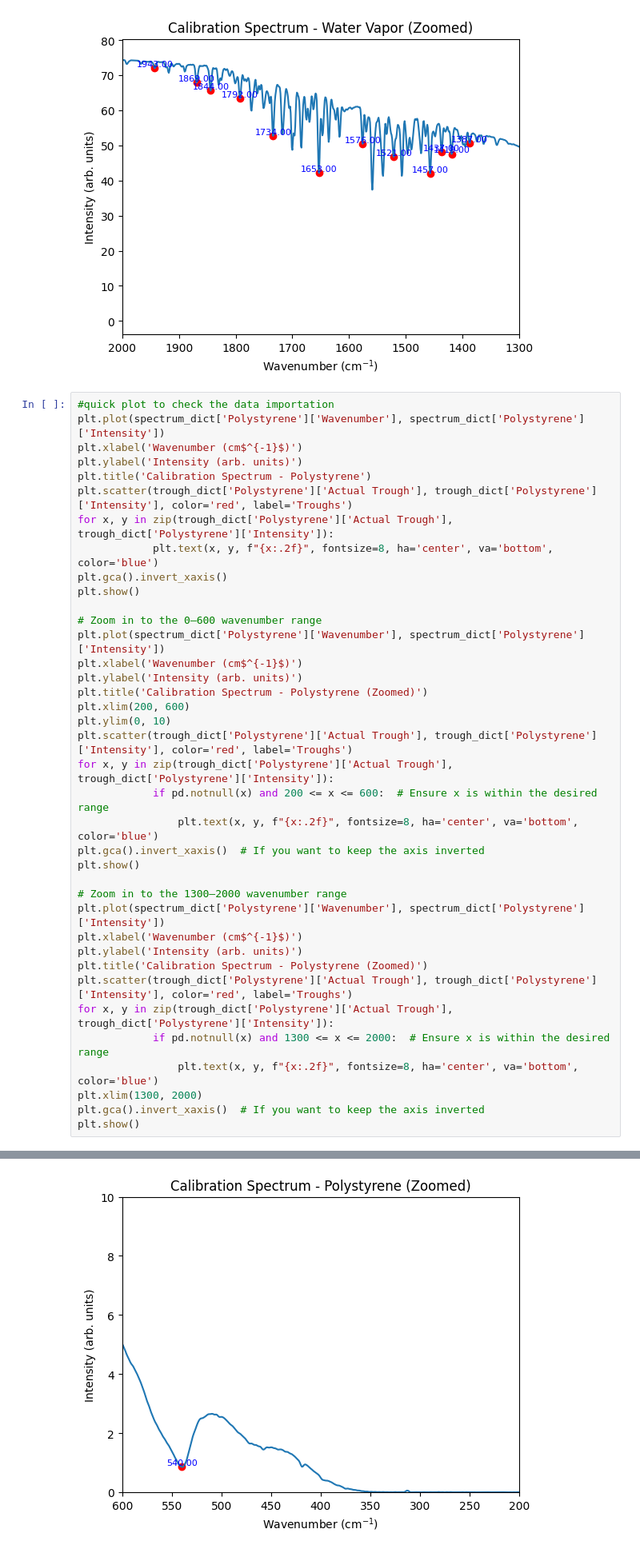
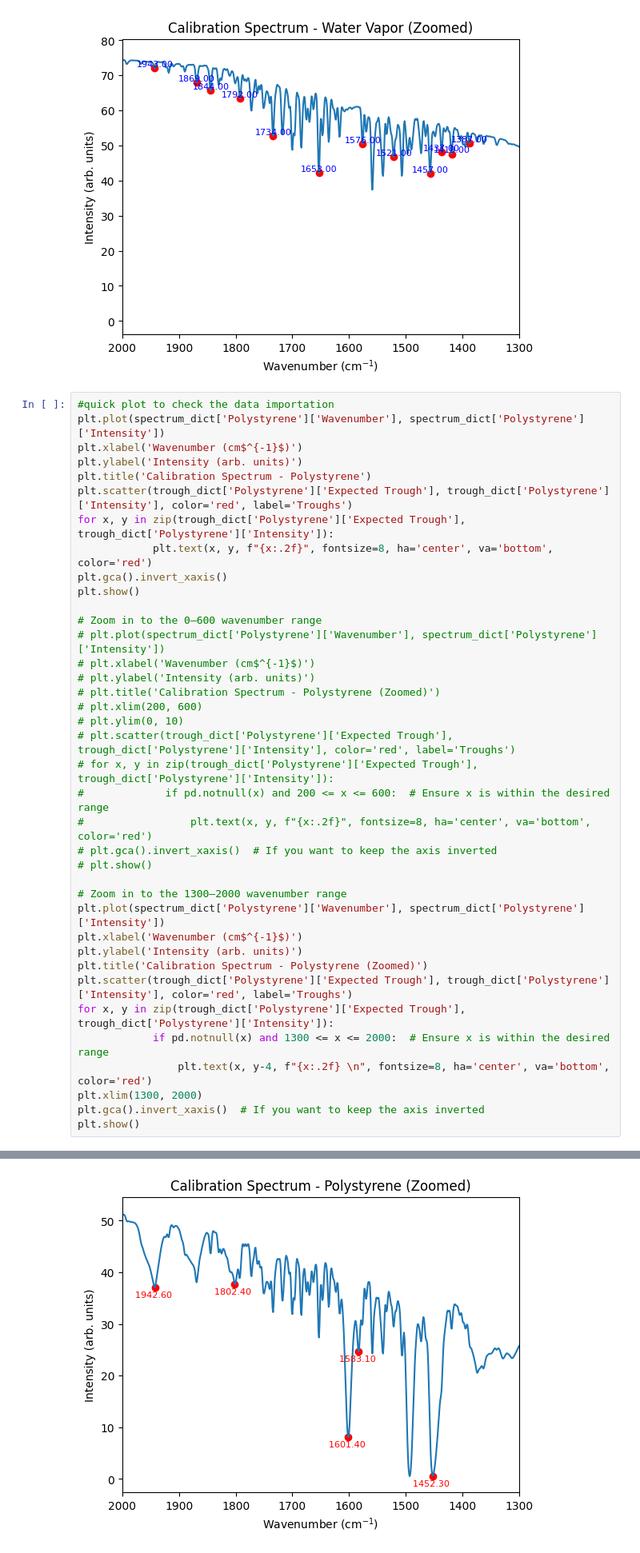
Before and after one commit to kearb-stomp/AdvLabs, a Jupyter notebook: Lab 1/Lab 6 - Lattice Vibrations.ipynb, the cells around one changed output, grey strips where cells are left out. Shown at 80% size. Drawn from its saved outputs; the diff is of its cells as text.

Commit message:
Update Lab 6 - Lattice Vibrations.ipynb
Small plot adjustments, created deviation vs wavenumber plot

```diff
--- a/Lab 1/Lab 6 - Lattice Vibrations.ipynb
+++ b/Lab 1/Lab 6 - Lattice Vibrations.ipynb
@@ -134,35 +134,35 @@ plt.plot(spectrum_dict['Polystyrene']['Wavenumber'], spectrum_dict['Polystyrene'
 plt.xlabel('Wavenumber (cm$^{-1}$)')
 plt.ylabel('Intensity (arb. units)')
 plt.title('Calibration Spectrum - Polystyrene')
-plt.scatter(trough_dict['Polystyrene']['Actual Trough'], trough_dict['Polystyrene']['Intensity'], color='red', label='Troughs')
-for x, y in zip(trough_dict['Polystyrene']['Actual Trough'], trough_dict['Polystyrene']['Intensity']):
-            plt.text(x, y, f"{x:.2f}", fontsize=8, ha='center', va='bottom', color='blue')
+plt.scatter(trough_dict['Polystyrene']['Expected Trough'], trough_dict['Polystyrene']['Intensity'], color='red', label='Troughs')
+for x, y in zip(trough_dict['Polystyrene']['Expected Trough'], trough_dict['Polystyrene']['Intensity']):
+            plt.text(x, y, f"{x:.2f}", fontsize=8, ha='center', va='bottom', color='red')
 plt.gca().invert_xaxis()
 plt.show()
 
 # Zoom in to the 0–600 wavenumber range
-plt.plot(spectrum_dict['Polystyrene']['Wavenumber'], spectrum_dict['Polystyrene']['Intensity'])
-plt.xlabel('Wavenumber (cm$^{-1}$)')
-plt.ylabel('Intensity (arb. units)')
-plt.title('Calibration Spectrum - Polystyrene (Zoomed)')
-plt.xlim(200, 600)
-plt.ylim(0, 10)
-plt.scatter(trough_dict['Polystyrene']['Actual Trough'], trough_dict['Polystyrene']['Intensity'], color='red', label='Troughs')
-for x, y in zip(trough_dict['Polystyrene']['Actual Trough'], trough_dict['Polystyrene']['Intensity']):
-            if pd.notnull(x) and 200 <= x <= 600:  # Ensure x is within the desired range
-                plt.text(x, y, f"{x:.2f}", fontsize=8, ha='center', va='bottom', color='blue')
-plt.gca().invert_xaxis()  # If you want to keep the axis inverted
-plt.show()
+# plt.plot(spectrum_dict['Polystyrene']['Wavenumber'], spectrum_dict['Polystyrene']['Intensity'])
+# plt.xlabel('Wavenumber (cm$^{-1}$)')
+# plt.ylabel('Intensity (arb. units)')
+# plt.title('Calibration Spectrum - Polystyrene (Zoomed)')
+# plt.xlim(200, 600)
+# plt.ylim(0, 10)
+# plt.scatter(trough_dict['Polystyrene']['Expected Trough'], trough_dict['Polystyrene']['Intensity'], color='red', label='Troughs')
+# for x, y in zip(trough_dict['Polystyrene']['Expected Trough'], trough_dict['Polystyrene']['Intensity']):
+#             if pd.notnull(x) and 200 <= x <= 600:  # Ensure x is within the desired range
+#                 plt.text(x, y, f"{x:.2f}", fontsize=8, ha='center', va='bottom', color='red')
+# plt.gca().invert_xaxis()  # If you want to keep the axis inverted
+# plt.show()
 
 # Zoom in to the 1300–2000 wavenumber range
 plt.plot(spectrum_dict['Polystyrene']['Wavenumber'], spectrum_dict['Polystyrene']['Intensity'])
 plt.xlabel('Wavenumber (cm$^{-1}$)')
 plt.ylabel('Intensity (arb. units)')
 plt.title('Calibration Spectrum - Polystyrene (Zoomed)')
-plt.scatter(trough_dict['Polystyrene']['Actual Trough'], trough_dict['Polystyrene']['Intensity'], color='red', label='Troughs')
-for x, y in zip(trough_dict['Polystyrene']['Actual Trough'], trough_dict['Polystyrene']['Intensity']):
+plt.scatter(trough_dict['Polystyrene']['Expected Trough'], trough_dict['Polystyrene']['Intensity'], color='red', label='Troughs')
+for x, y in zip(trough_dict['Polystyrene']['Expected Trough'], trough_dict['Polystyrene']['Intensity']):
             if pd.notnull(x) and 1300 <= x <= 2000:  # Ensure x is within the desired range
-                plt.text(x, y, f"{x:.2f}", fontsize=8, ha='center', va='bottom', color='blue')
+                plt.text(x, y-4, f"{x:.2f} \n", fontsize=8, ha='center', va='bottom', color='red')
 plt.xlim(1300, 2000)
 plt.gca().invert_xaxis()  # If you want to keep the axis inverted
 plt.show()
@@ -171 +171 @@ plt.show()
-[figure, old version]
+[figure, new version]
```
Also changed, not shown: parts of 3 cells of this notebook.
